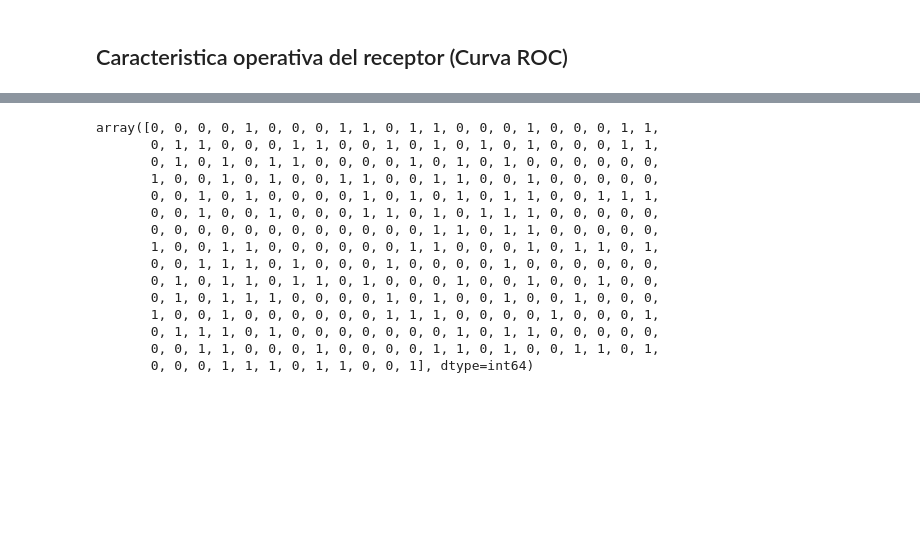
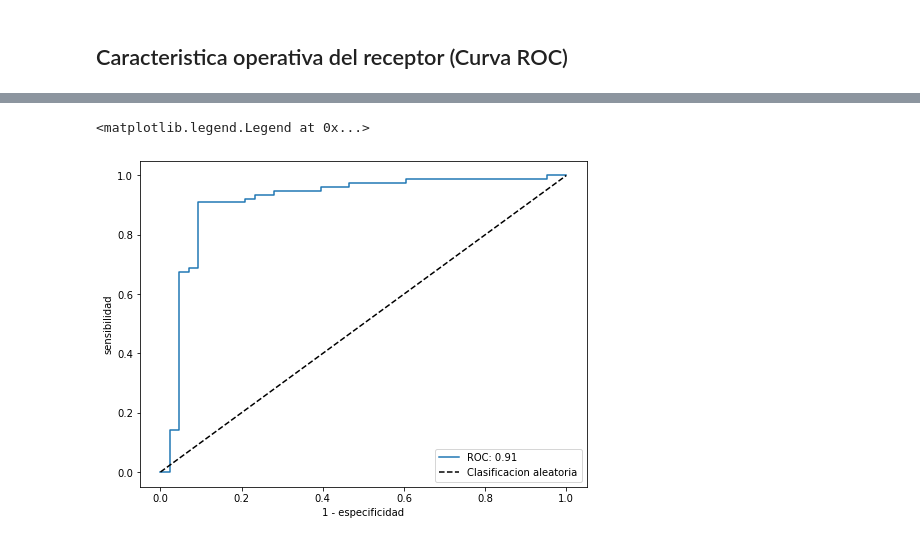
Before and after one commit to bel4212a/Curso-ciencia-de-datos, a Jupyter notebook: Semana-14/Buenas_practicas.ipynb, the cells around one changed output, grey strips where cells are left out. Saved outputs shown, nothing was run; the diff lists cells and outputs as text; code cells hidden in the pictures; blank space fills up the shorter version.

```diff
--- a/Semana-14/Buenas_practicas.ipynb
+++ b/Semana-14/Buenas_practicas.ipynb
@@ -526,0 +497,6 @@ Mas sobre metricas de evaluacion: https://scikit-learn.org/stable/modules/model_
+# %%
+from sklearn.preprocessing import StandardScaler
+from sklearn.svm import SVC
+from sklearn.pipeline import make_pipeline
+pipe_svc = make_pipeline(StandardScaler(), SVC()) # C, kernel: rbf, gamma
+pipe_svc.fit(X_train, y_train)
@@ -526,0 +531,10 @@ Mas sobre metricas de evaluacion: https://scikit-learn.org/stable/modules/model_
+# %%
+from sklearn.model_selection import GridSearchCV
+#pipe_svc = make_pipeline(StandardScaler(), SVC()) # C, kernel: rbf, gamma
+param_range = [0.0001, 0.001, 0.01, 0.1, 1, 10, 100, 1000]
+param_grid = [{'svc__C': param_range, 'svc__kernel': ['linear']},
+              {'svc__C': param_range, 'svc__gamma': param_range, 'svc__kernel': ['rbf']}]
+gs = GridSearchCV(estimator = pipe_svc, param_grid=param_grid, scoring = 'accuracy', cv=10, n_jobs=-1)
+gs = gs.fit(X_train, y_train)
+print(gs.best_score_)
+print(gs.best_params_)
@@ -526,0 +544,3 @@ Mas sobre metricas de evaluacion: https://scikit-learn.org/stable/modules/model_
+# %%
+clf = gs.best_estimator_
+clf.fit(X_train, y_train)
@@ -556,18 +611,18 @@ print(gs.best_params_)
-# %%
-y_train
-# %% [output]
-array([0, 0, 0, 0, 1, 0, 0, 0, 1, 1, 0, 1, 1, 0, 0, 0, 1, 0, 0, 0, 1, 1,
-       0, 1, 1, 0, 0, 0, 1, 1, 0, 0, 1, 0, 1, 0, 1, 0, 1, 0, 0, 0, 1, 1,
-       0, 1, 0, 1, 0, 1, 1, 0, 0, 0, 0, 1, 0, 1, 0, 1, 0, 0, 0, 0, 0, 0,
-       1, 0, 0, 1, 0, 1, 0, 0, 1, 1, 0, 0, 1, 1, 0, 0, 1, 0, 0, 0, 0, 0,
-       0, 0, 1, 0, 1, 0, 0, 0, 0, 1, 0, 1, 0, 1, 0, 1, 1, 0, 0, 1, 1, 1,
-       0, 0, 1, 0, 0, 1, 0, 0, 0, 1, 1, 0, 1, 0, 1, 1, 1, 0, 0, 0, 0, 0,
-       0, 0, 0, 0, 0, 0, 0, 0, 0, 0, 0, 0, 1, 1, 0, 1, 1, 0, 0, 0, 0, 0,
-       1, 0, 0, 1, 1, 0, 0, 0, 0, 0, 0, 1, 1, 0, 0, 0, 1, 0, 1, 1, 0, 1,
-       0, 0, 1, 1, 1, 0, 1, 0, 0, 0, 1, 0, 0, 0, 0, 1, 0, 0, 0, 0, 0, 0,
-       0, 1, 0, 1, 1, 0, 1, 1, 0, 1, 0, 0, 0, 1, 0, 0, 1, 0, 0, 1, 0, 0,
-       0, 1, 0, 1, 1, 1, 0, 0, 0, 0, 1, 0, 1, 0, 0, 1, 0, 0, 1, 0, 0, 0,
-       1, 0, 0, 1, 0, 0, 0, 0, 0, 0, 1, 1, 1, 0, 0, 0, 0, 1, 0, 0, 0, 1,
-       0, 1, 1, 1, 0, 1, 0, 0, 0, 0, 0, 0, 0, 1, 0, 1, 1, 0, 0, 0, 0, 0,
-       0, 0, 1, 1, 0, 0, 0, 1, 0, 0, 0, 0, 1, 1, 0, 1, 0, 0, 1, 1, 0, 1,
-       0, 0, 0, 1, 1, 1, 0, 1, 1, 0, 0, 1], dtype=int64)
+# %%
+# Creando los parametros de la curva ROC
+# ===========================================================
+from sklearn.metrics import roc_curve, auc
+
+y_pred = clf.predict_proba(X_test)[:, 0]  # Se manejaran probabilidades de pertenencia a la clase positiva.
+fpr, tpr, thresholds = roc_curve(y_test, y_pred, pos_label = 0) # Calculo de fpr y tpr
+auc = auc(fpr, tpr) # Calculo del area bajo la curva
+# %%
+fig, ax = plt.subplots(figsize = (8, 6))
+ax.plot(fpr, tpr, label = f'ROC: {np.round(auc, 3)}')
+ax.set_xlabel('1 - especificidad')
+ax.set_ylabel('sensibilidad')
+ax.plot([0, 1], [0, 1], linestyle = '--', color = 'k', label = 'Clasificacion aleatoria')
+ax.legend()
+# %% [output]
+<matplotlib.legend.Legend at 0x...>
+[figure, added]
```
Also changed, not shown: parts of 47 cells of this notebook.
